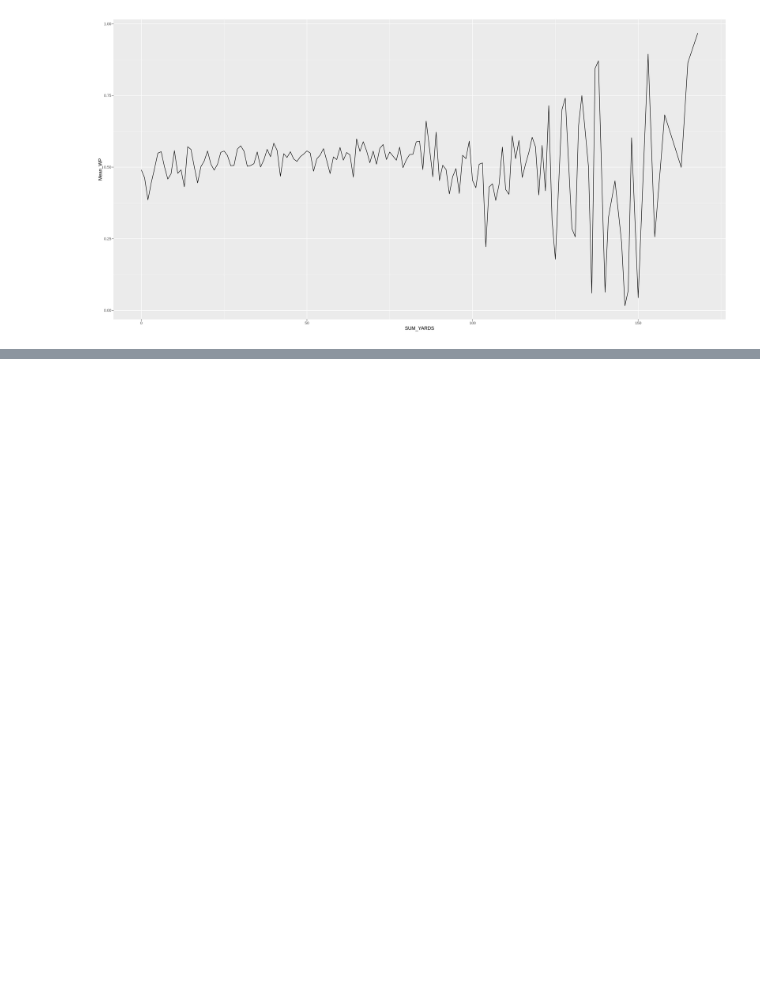
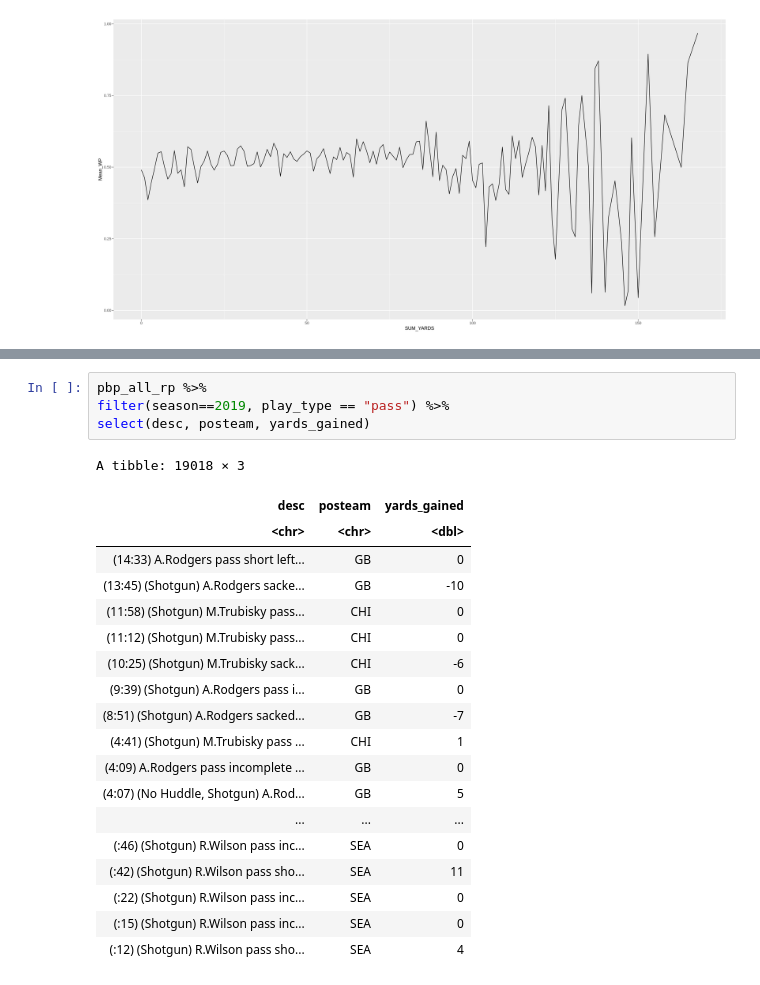
Before and after one commit to rennerm1/NFL-Data-Science-Project, a Jupyter notebook: playingaround.ipynb, the cells around one changed output, grey strips where cells are left out. Drawn from its saved outputs; the diff is of its cells as text; blank space fills up the shorter version.

```diff
--- a/playingaround.ipynb
+++ b/playingaround.ipynb
@@ -636,0 +623,24 @@ Warning message:
+# %%
+pbp_all_rp %>%
+filter(season==2019, play_type == "pass") %>%
+select(desc, posteam, yards_gained)
+# %% [output]
+A tibble: 19018 × 3
+| desc | posteam | yards_gained |
+| <chr> | <chr> | <dbl> |
+| (14:33) A.Rodgers pass short left... | GB | 0 |
+| (13:45) (Shotgun) A.Rodgers sacke... | GB | -10 |
+| (11:58) (Shotgun) M.Trubisky pass... | CHI | 0 |
+| (11:12) (Shotgun) M.Trubisky pass... | CHI | 0 |
+| (10:25) (Shotgun) M.Trubisky sack... | CHI | -6 |
+| (9:39) (Shotgun) A.Rodgers pass i... | GB | 0 |
+| (8:51) (Shotgun) A.Rodgers sacked... | GB | -7 |
+| (4:41) (Shotgun) M.Trubisky pass ... | CHI | 1 |
+| (4:09) A.Rodgers pass incomplete ... | GB | 0 |
+| (4:07) (No Huddle, Shotgun) A.Rod... | GB | 5 |
+| ... | ... | ... |
+| (:46) (Shotgun) R.Wilson pass inc... | SEA | 0 |
+| (:42) (Shotgun) R.Wilson pass sho... | SEA | 11 |
+| (:22) (Shotgun) R.Wilson pass inc... | SEA | 0 |
+| (:15) (Shotgun) R.Wilson pass inc... | SEA | 0 |
+| (:12) (Shotgun) R.Wilson pass sho... | SEA | 4 |
```
Also changed, not shown: parts of 7 cells of this notebook.
